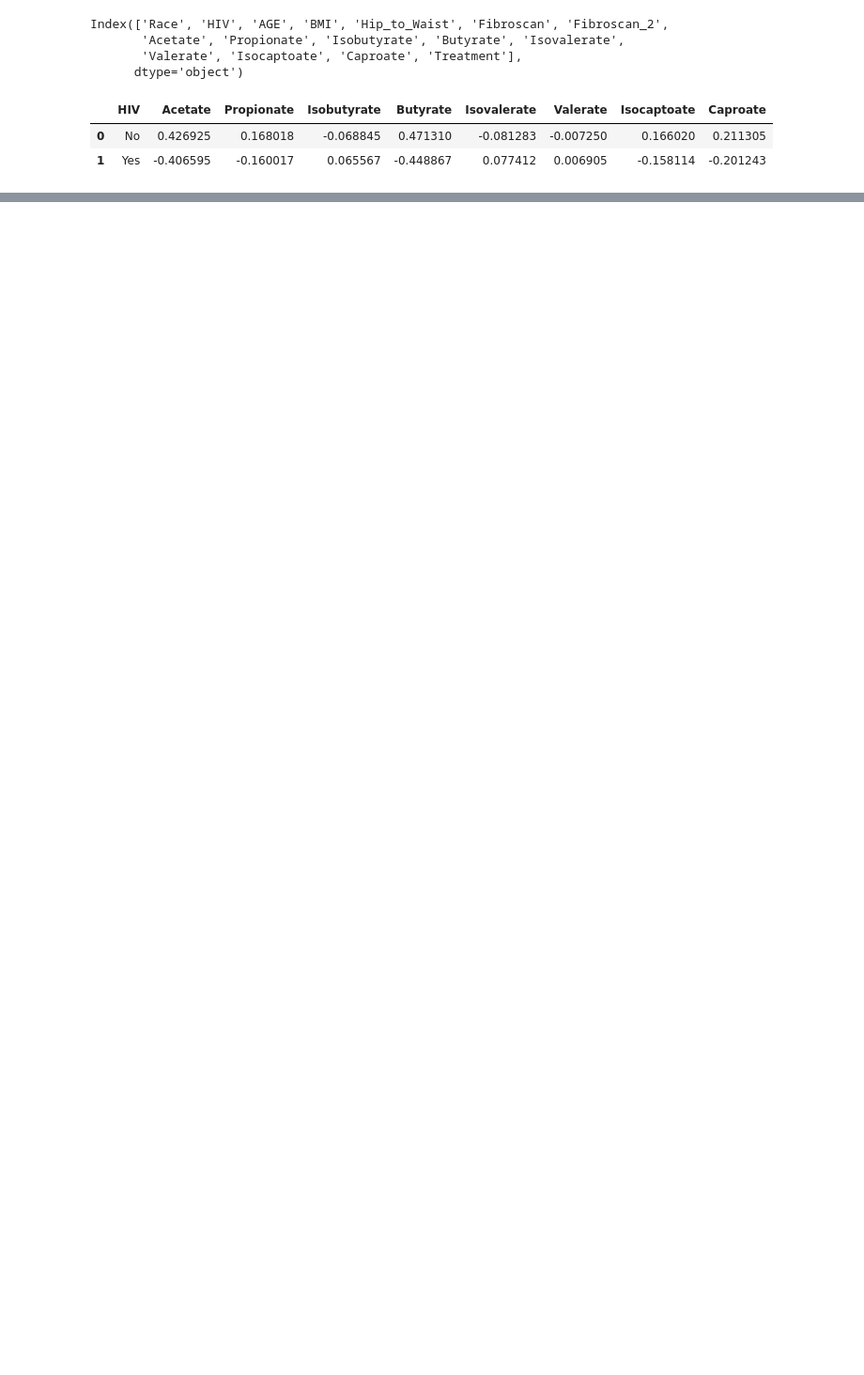
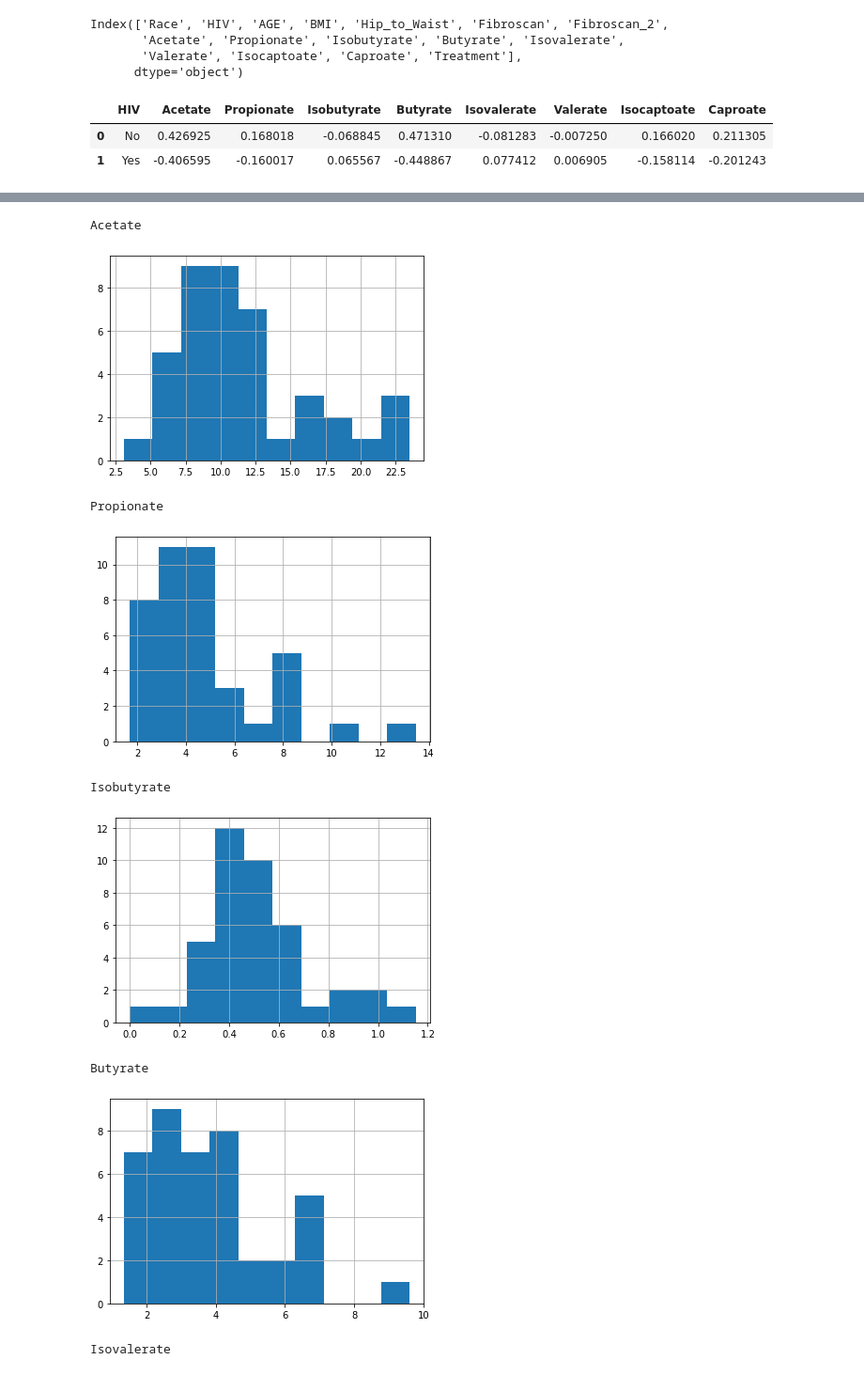
Before and after one commit to sterrettJD/HIV-microbiome, a Jupyter notebook: Lipidome.ipynb, the cells around one changed output, grey strips where cells are left out. Shown at 94% size. Saved outputs shown, nothing was run; the diff lists cells and outputs as text; code cells hidden in the pictures; blank space fills up the shorter version.

```diff
--- a/Lipidome.ipynb
+++ b/Lipidome.ipynb
@@ -103,0 +98,16 @@ plt.show()
+# %%
+for col in lipids.columns:
+    if col!="HIV":
+        print(col)
+        lipids[col].hist()
+        plt.show()
+# %% [output]
+Acetate
+[figure, added]
+Propionate
+[figure, added]
+Isobutyrate
+[figure, added]
+Butyrate
+[figure, added]
+Isovalerate
```
Also changed, not shown: parts of 7 cells of this notebook.
